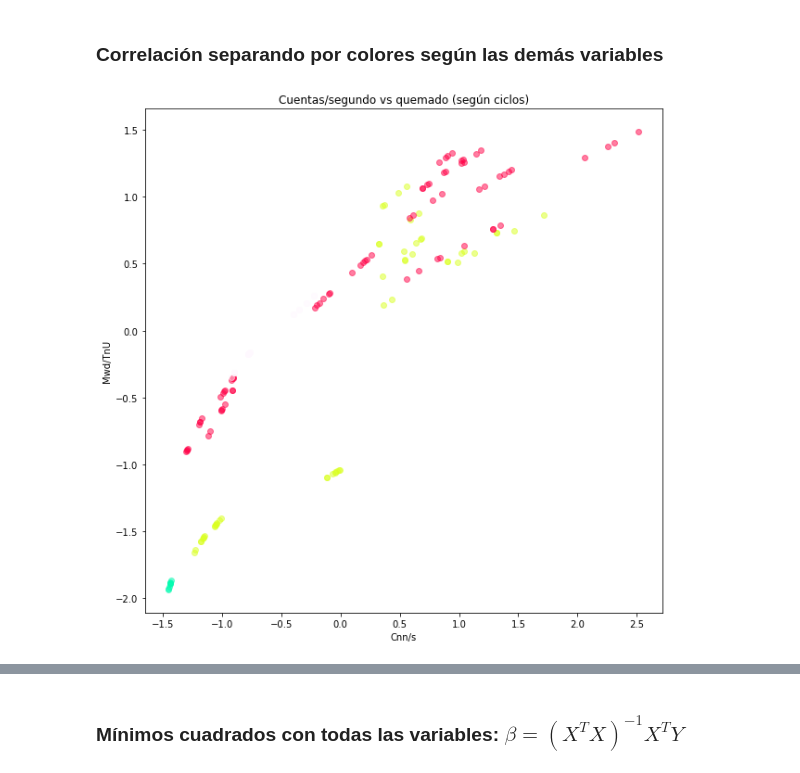
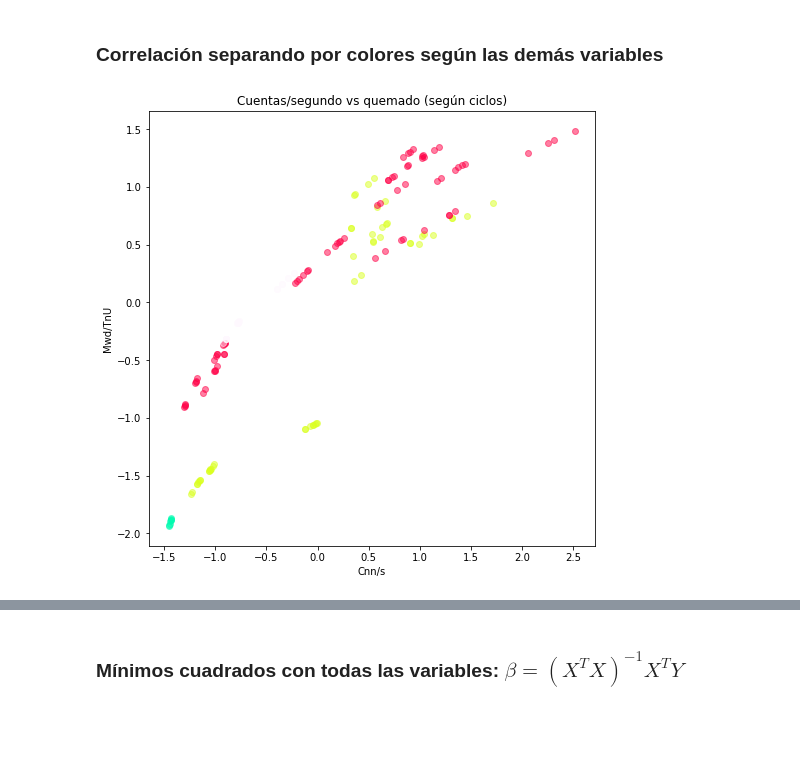
Before and after one commit to jarok03/PracticaUAM, a Jupyter notebook: CalculoQuemadoLOO.ipynb, the cells around one changed output, grey strips where cells are left out. Saved outputs shown, nothing was run; the diff lists cells and outputs as text; code cells hidden in the pictures; blank space fills up the shorter version.

```diff
--- a/CalculoQuemadoLOO.ipynb
+++ b/CalculoQuemadoLOO.ipynb
@@ -252,21 +252,21 @@ plt.show()
 # %%
 import matplotlib
 
 cmap = matplotlib.cm.get_cmap('gist_ncar')
 
-fig,ax = plt.subplots(figsize=(10,10))
-colores = int(np.amax(ent['Ciclos_D'].values))
+fig,ax = plt.subplots(figsize=(8,8))
+colores = int(np.amax(data['Ciclos_D'].values))
 
 for i in range(colores+1):
     indep = data['Cnn/s'].loc[data['Ciclos_D']==i].values
     dep = data['Mwd/TnU'].loc[data['Ciclos_D']==i].values
     ax.plot(indep,dep, 'o', alpha=0.5, c=cmap(i/colores))
 
 ax.set_title('Cuentas/segundo vs quemado (según ciclos)')
 ax.set_xlabel('Cnn/s')
 ax.set_ylabel('Mwd/TnU')
 plt.show()
 plt.close()
 # %% [output]
-[figure, old version]
+[figure, new version]
 # %%
```
Also changed, not shown: parts of 6 cells of this notebook, 1 other file.
